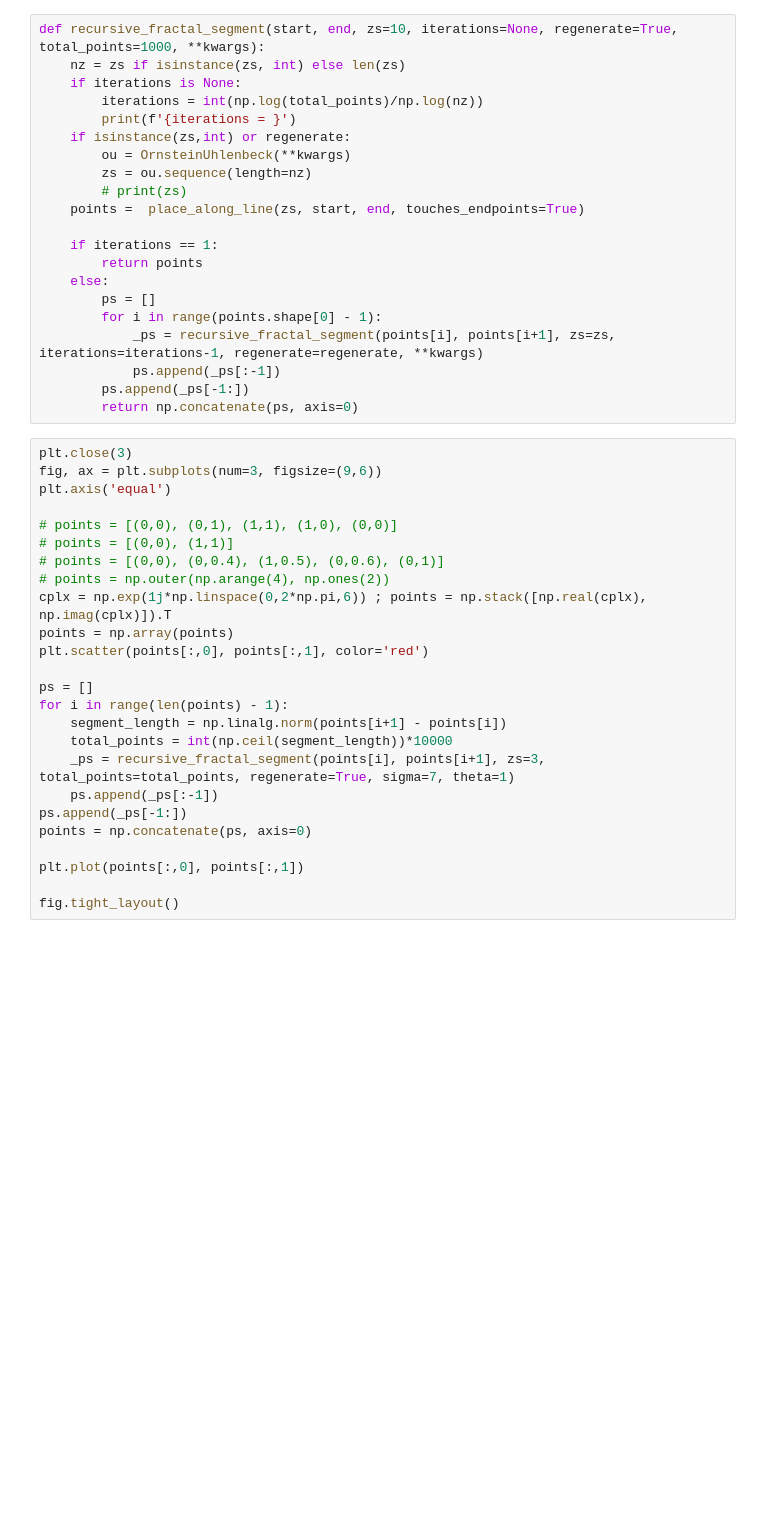
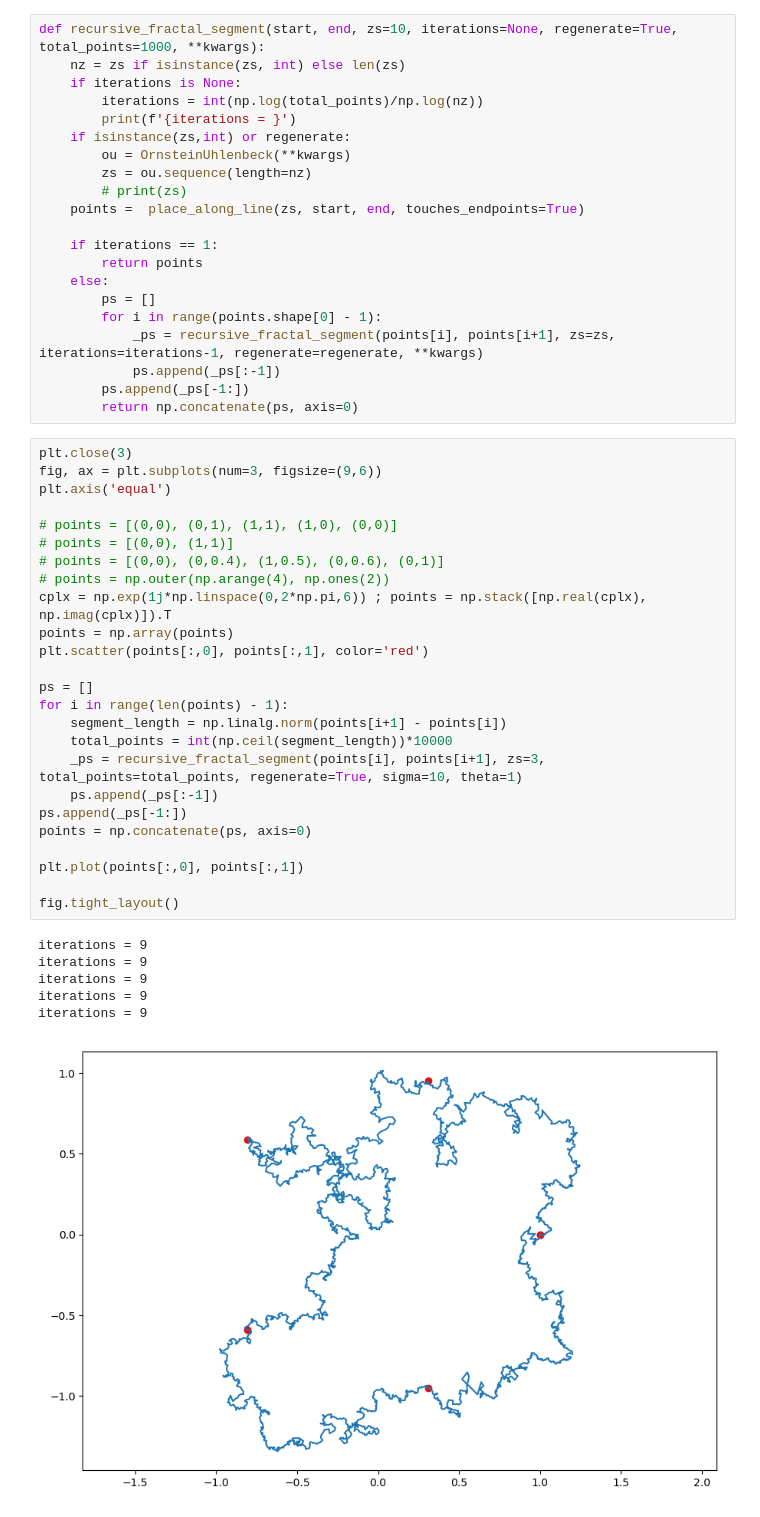
Before and after one commit to AlessandroLovo/fractal-coastlines, a Jupyter notebook: test.ipynb, the cells around one changed output. Drawn from its saved outputs; the diff is of its cells as text; blank space fills up the shorter version.

```diff
--- a/test.ipynb
+++ b/test.ipynb
@@ -86,25 +90,32 @@ def recursive_fractal_segment(start, end, zs=10, iterations=None, regenerate=Tru
 # %%
 plt.close(3)
 fig, ax = plt.subplots(num=3, figsize=(9,6))
 plt.axis('equal')
 
 # points = [(0,0), (0,1), (1,1), (1,0), (0,0)]
 # points = [(0,0), (1,1)]
 # points = [(0,0), (0,0.4), (1,0.5), (0,0.6), (0,1)]
 # points = np.outer(np.arange(4), np.ones(2))
 cplx = np.exp(1j*np.linspace(0,2*np.pi,6)) ; points = np.stack([np.real(cplx), np.imag(cplx)]).T
 points = np.array(points)
 plt.scatter(points[:,0], points[:,1], color='red')
 
 ps = []
 for i in range(len(points) - 1):
     segment_length = np.linalg.norm(points[i+1] - points[i])
     total_points = int(np.ceil(segment_length))*10000
-    _ps = recursive_fractal_segment(points[i], points[i+1], zs=3, total_points=total_points, regenerate=True, sigma=7, theta=1)
+    _ps = recursive_fractal_segment(points[i], points[i+1], zs=3, total_points=total_points, regenerate=True, sigma=10, theta=1)
     ps.append(_ps[:-1])
 ps.append(_ps[-1:])
 points = np.concatenate(ps, axis=0)
 
 plt.plot(points[:,0], points[:,1])
 
 fig.tight_layout()
+# %% [output]
+iterations = 9
+iterations = 9
+iterations = 9
+iterations = 9
+iterations = 9
+[figure, added]
```
Also changed, not shown: parts of 2 cells of this notebook.
